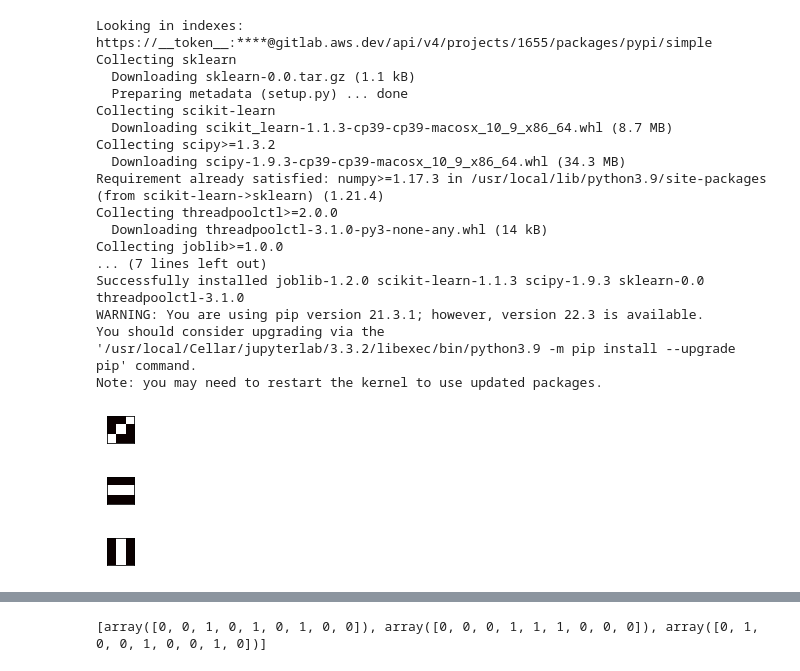
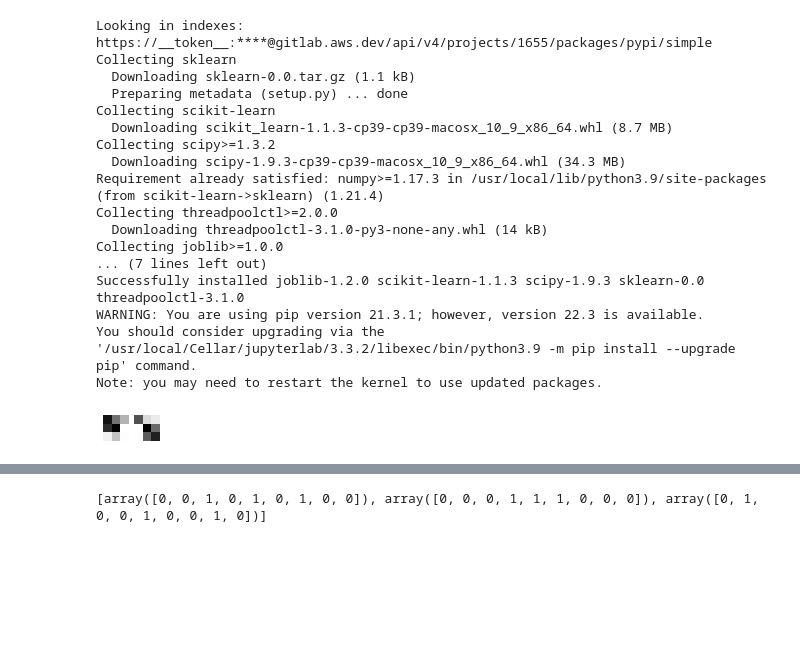
Before and after one commit to rohrl/frontprop, a Jupyter notebook: frontprop.ipynb, the cells around one changed output, grey strips where cells are left out. Saved outputs shown, nothing was run; the diff lists cells and outputs as text; code cells hidden in the pictures; blank space fills up the shorter version.

```diff
--- a/frontprop.ipynb
+++ b/frontprop.ipynb
@@ -48 +42,20 @@ def plot(data):
+# %%
+# plot the 2D matrix heatmap
+# supports a 2D array, or flattened (uses DIMS to restore 1D to 2D)
+def plot_matrix(*datas):
+    fig = plt.figure(figsize=(len(datas)*0.5, 0.5))
+    for i, data in enumerate(datas):
+        if data.shape != DIMS:
+            data = np.reshape(data, DIMS)
+
+        fig.add_subplot(1, len(datas), i+1)
+        plt.imshow(data, cmap='gray')
+        plt.axis('off')
+        # plt.title(f"#{i}")
+    plt.show()
+# %%
+# Example
+plot_matrix(np.random.rand(*DIMS).flatten(), np.random.rand(*DIMS).flatten())
+# %% [output]
+[figure, added]
 # %%
@@ -70,9 +83,2 @@ probs = np.array([1,1,1])
 probs = probs / probs.sum()
-# %%
-for p in patterns:
-    plot(p)
-# %% [output]
-[figure, removed]
-[figure, removed]
-[figure, removed]
 # %%
```
Also changed, not shown: parts of 11 cells of this notebook.
